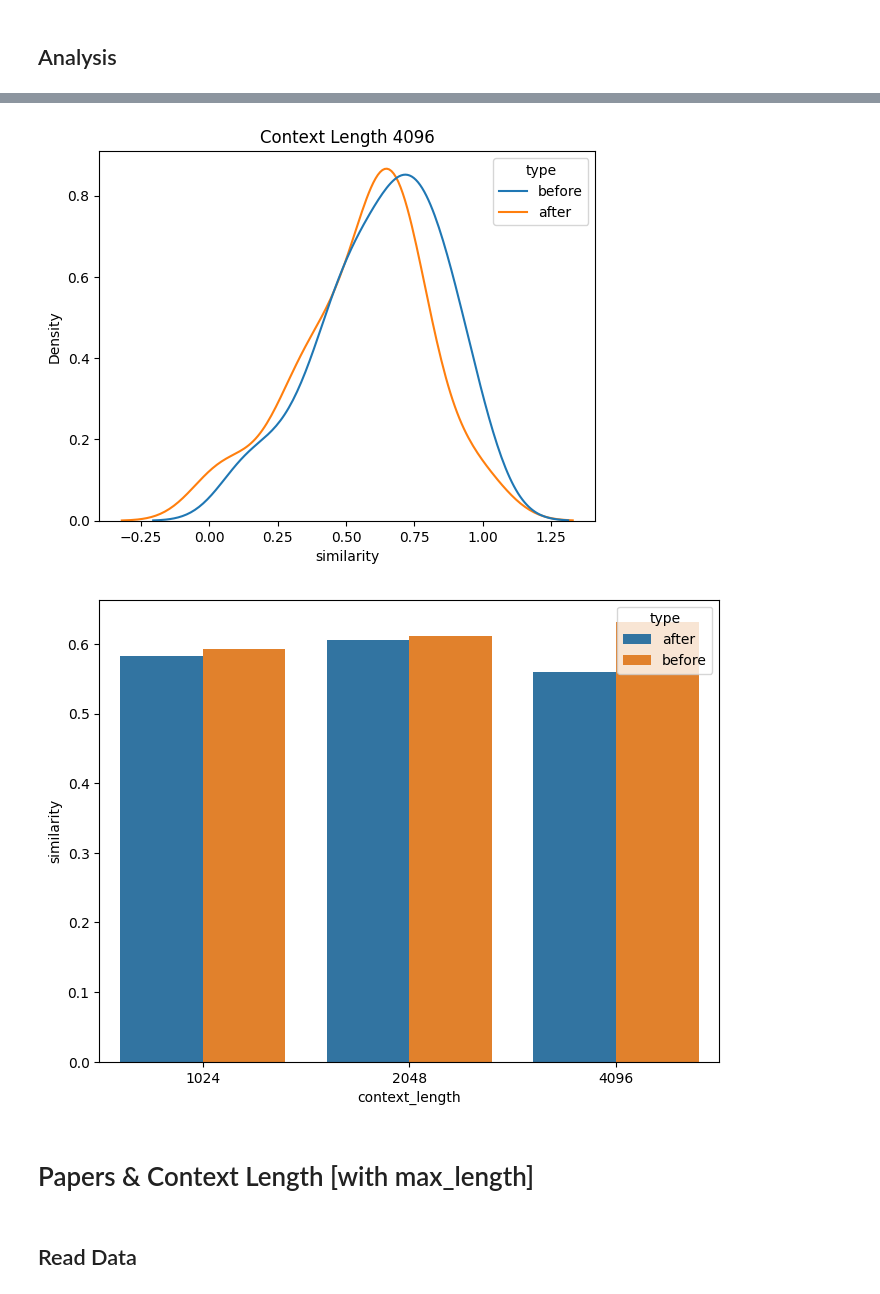
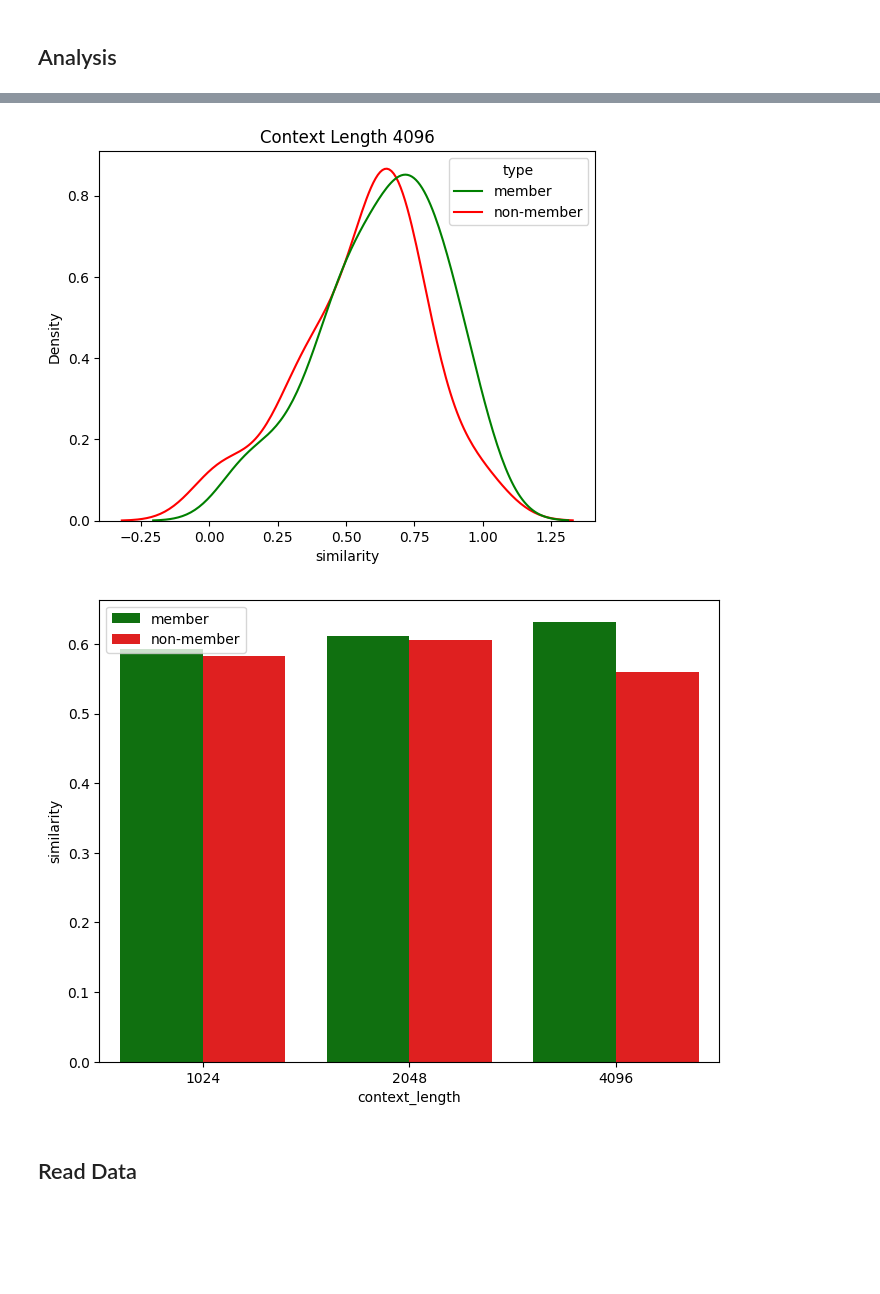
Before and after one commit to millionhz/llm-membership-inference, a Jupyter notebook: analysis/completion-analysis.ipynb, the cells around one changed output, grey strips where cells are left out. Saved outputs shown, nothing was run; the diff lists cells and outputs as text; code cells hidden in the pictures; blank space fills up the shorter version.

Commit message:
completions done

```diff
--- a/analysis/completion-analysis.ipynb
+++ b/analysis/completion-analysis.ipynb
@@ -133,6 +135,8 @@ papers_completions.head()
 ## Compute Similarities
 # %%
 papers_completions = add_similarity_scores(papers_completions)
+# %%
+papers_completions['type'] = papers_completions['type'].map({'before': 'member', 'after': 'non-member'})
 # %% [markdown]
 ## Analysis
 # %%
@@ -150,18 +154,17 @@ plt.show()
 # %%
-sns.kdeplot(data=papers_completions[papers_completions['context_length'] == 4096], x="similarity", hue='type')
+sns.kdeplot(data=papers_completions[papers_completions['context_length'] == 4096], x="similarity", hue='type', palette={'member': 'green', 'non-member': 'red'})
 plt.title(f'Context Length {4096}')
 plt.show()
 # %% [output]
-[figure, old version]
+[figure, new version]
 # %%
 plt.figure(figsize=(8, 6))
 x = papers_completions.groupby(['type', 'context_length']).mean('similarity').reset_index()
-sns.barplot(x, x='context_length', y='similarity', hue='type')
+sns.barplot(x, x='context_length', y='similarity', hue='type', palette={'member': 'green', 'non-member': 'red'})
+plt.legend(loc='upper left')
 plt.show()
 # %% [output]
-[figure, old version]
+[figure, new version]
-# %% [markdown]
-# Papers & Context Length [with max_length]
 # %% [markdown]
 ## Read Data
 # %%
```
Also changed, not shown: parts of 7 cells of this notebook.
